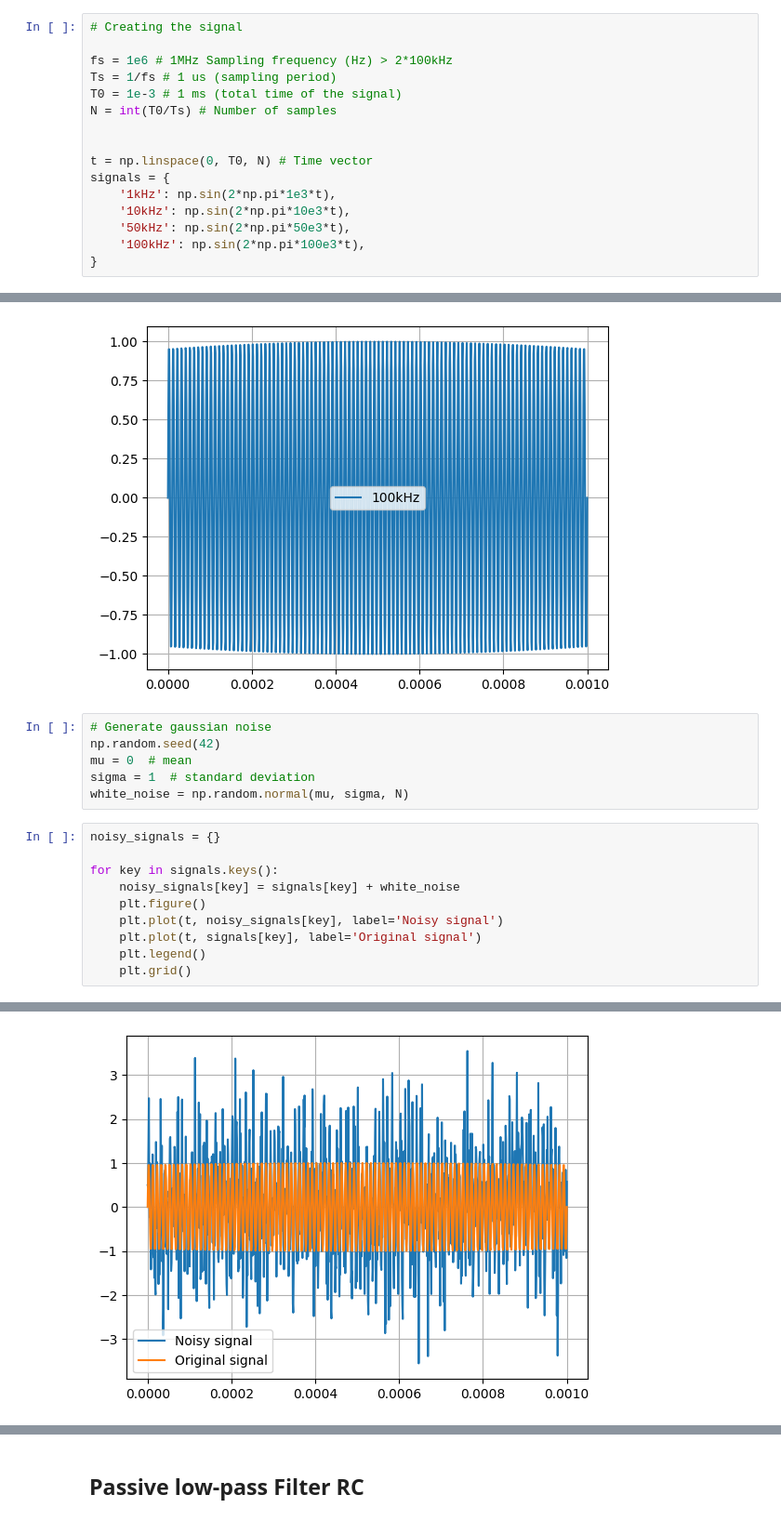
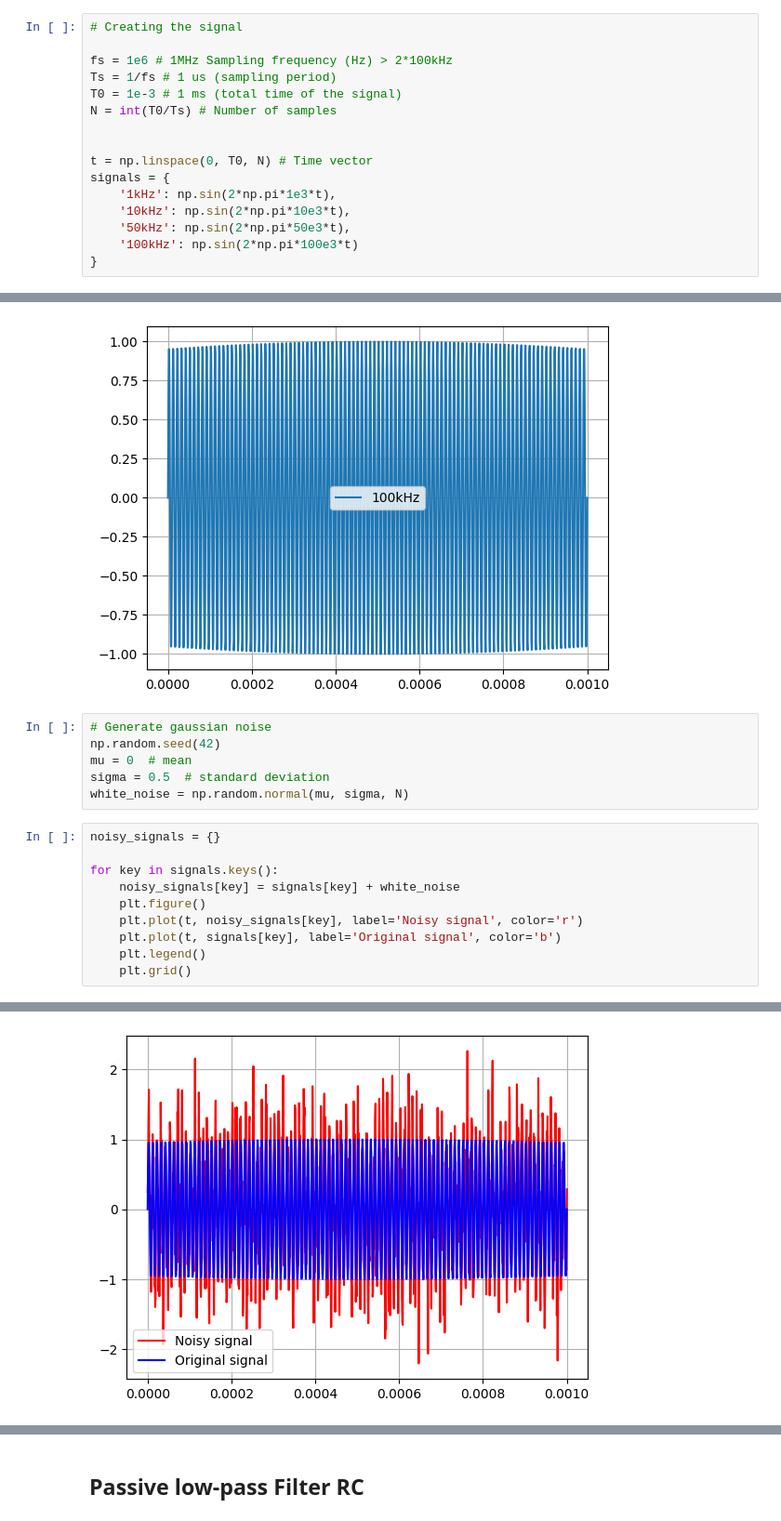
Before and after one commit to V-kr0pt/filtros_ufpb, a Jupyter notebook: filters.ipynb, the cells around one changed output, grey strips where cells are left out. Shown at 93% size. Cells and saved outputs as stored; diff of their text form.

```diff
--- a/filters.ipynb
+++ b/filters.ipynb
@@ -19,7 +19,7 @@ signals = {
     '1kHz': np.sin(2*np.pi*1e3*t),
     '10kHz': np.sin(2*np.pi*10e3*t),
     '50kHz': np.sin(2*np.pi*50e3*t),
-    '100kHz': np.sin(2*np.pi*100e3*t),
+    '100kHz': np.sin(2*np.pi*100e3*t)
 }
 # %%
 for key in signals:
@@ -36,7 +36,7 @@ for key in signals:
 # Generate gaussian noise
 np.random.seed(42)
 mu = 0  # mean
-sigma = 1  # standard deviation
+sigma = 0.5  # standard deviation
 white_noise = np.random.normal(mu, sigma, N)
 # %%
 noisy_signals = {}
@@ -44,8 +44,8 @@ noisy_signals = {}
 for key in signals.keys():
     noisy_signals[key] = signals[key] + white_noise
     plt.figure()
-    plt.plot(t, noisy_signals[key], label='Noisy signal')
-    plt.plot(t, signals[key], label='Original signal')
+    plt.plot(t, noisy_signals[key], label='Noisy signal', color='r')
+    plt.plot(t, signals[key], label='Original signal', color='b')
     plt.legend()
     plt.grid()
 # %% [output]
@@ -55,4 +55,4 @@ for key in signals.keys():
-[figure, old version]
+[figure, new version]
 # %%
 # Obtain the noise signal in the frequency domain
 all_freqs = np.fft.fftfreq(N, Ts)
```
Also changed, not shown: parts of 12 cells of this notebook.
